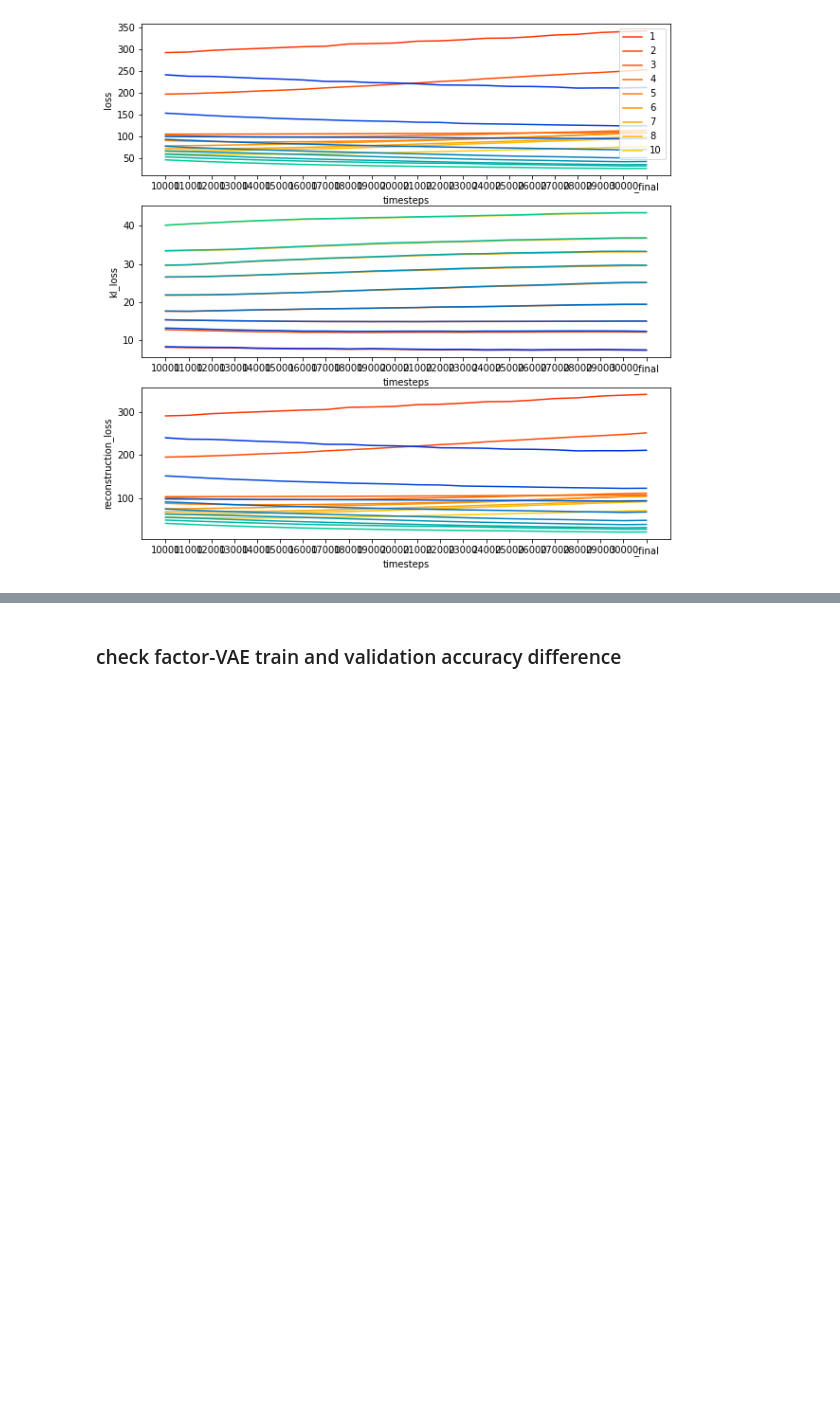
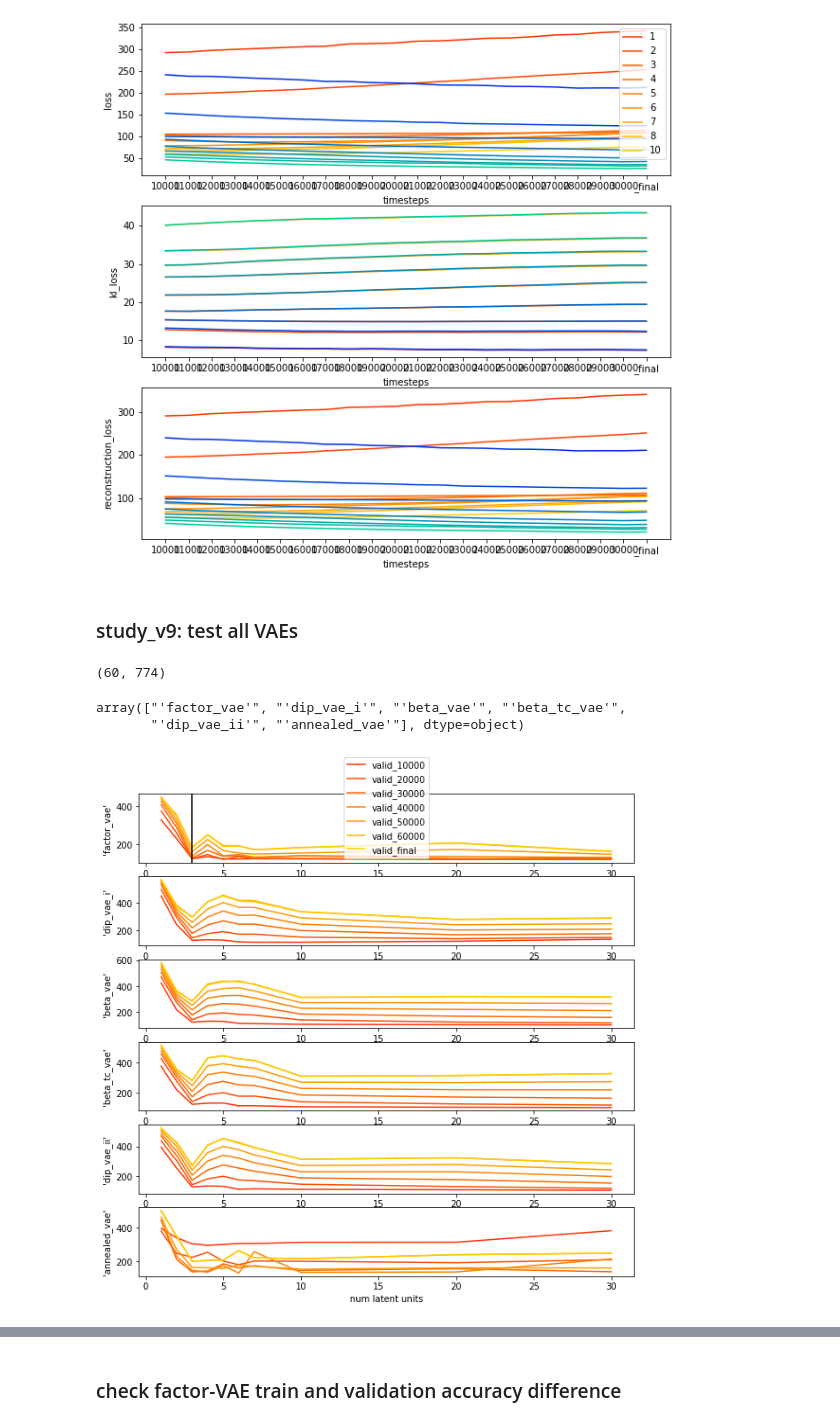
Before and after one commit to jasonmhwu/disentanglement_lib, a Jupyter notebook: notebooks/parse_results.ipynb, the cells around one changed output, grey strips where cells are left out. Cells and saved outputs as stored; diff of their text form; code cells hidden in the pictures; blank space fills up the shorter version.

```diff
--- a/notebooks/parse_results.ipynb
+++ b/notebooks/parse_results.ipynb
@@ -483,3 +483,62 @@ plot_loss_against_timesteps(df, column_names, beta_value=0.125, num_training_dat
 [1, 2, 3, 4, 5, 6, 7, 8, 10]
 ['10000', '11000', '12000', '13000', '14000', '15000', '16000', '17000', '18000', '19000', '20000', '21000', '22000', '23000', '24000', '25000', '26000', '27000', '28000', '29000', '30000', '_final']
 [figure]
+# %% [markdown]
+### study_v9: test all VAEs
+# %%
+df = pd.read_json("/home/mwu34/disentanglement_lib/results_v9.json")
+print(df.shape)
+# %% [output]
+(60, 774)
+# %%
+df['train_final_config.model.name'].unique()
+# %% [output]
+array(["'factor_vae'", "'dip_vae_i'", "'beta_vae'", "'beta_tc_vae'",
+       "'dip_vae_ii'", "'annealed_vae'"], dtype=object)
+# %%
+def plot_loss_against_num_latent(df, model_names, loss_term, num_training_data):
+    """for each column in column_names, create a subfigure against scale"""
+    fig, axs = plt.subplots(len(model_names), 1, figsize=(10, 10))
+    latent_units = sorted(df['valid_final_config.encoder.num_latent'].unique())
+    timesteps = [str(elm) for elm in range(10000, 60001, 10000)] + ['_final']
+    valid_color_gradient = [cm.autumn(int(256 * color)) for color in np.linspace(0.2, 0.8, len(timesteps))]
+    train_color_gradient = [cm.winter(int(256 * color)) for color in np.linspace(0.2, 0.8, len(timesteps))]
+
+    for subplot_idx, model_name in enumerate(model_names):
+        ax = axs[subplot_idx]
+        for c_idx, t in enumerate(timesteps):
+            # validation loss
+            valid_losses = [
+                df[
+                    (df['train_final_config.model.name'] == model_name)
+                    & (df['valid_final_config.dataset.num_training_data'] == num_training_data)
+                    & (df['valid_final_config.encoder.num_latent'] == latent)
+                ][f"valid{t}_results.{loss_term}"]
+                for latent in latent_units
+            ]
+            ax.plot(latent_units, valid_losses, c=valid_color_gradient[c_idx])
+        for c_idx, t in enumerate(timesteps):
+            # training loss
+            train_losses = [
+                df[
+                    (df['train_final_config.model.name'] == model_name)
+                    & (df['valid_final_config.dataset.num_training_data'] == num_training_data)
+                    & (df['valid_final_config.encoder.num_latent'] == latent)
+                ][f"train{t}_results.{loss_term}"]
+                for latent in latent_units
+            ]
+            # ax.plot(latent_units, train_losses, c=train_color_gradient[c_idx])
+        ax.set_ylabel(model_name)
+        ax.set_xlabel('num latent units')
+    legend = ['valid_' + t for t in timesteps[:-1]] \
+        + ['valid_final'] \
+        + ['train_' + t for t in timesteps[:-1]] \
+        + ['train_final']
+    axs[0].legend(legend)
+    axs[0].axvline(x=3, color='black')
+# %%
+model_names = df['train_final_config.model.name'].unique()
+column_names = ['loss', 'kl_loss', 'reconstruction_loss']
+plot_loss_against_num_latent(df, model_names, loss_term = 'loss', num_training_data=1000)
+# %% [output]
+[figure, added]
```
Also changed, not shown: parts of 9 cells of this notebook, 38 other files.
